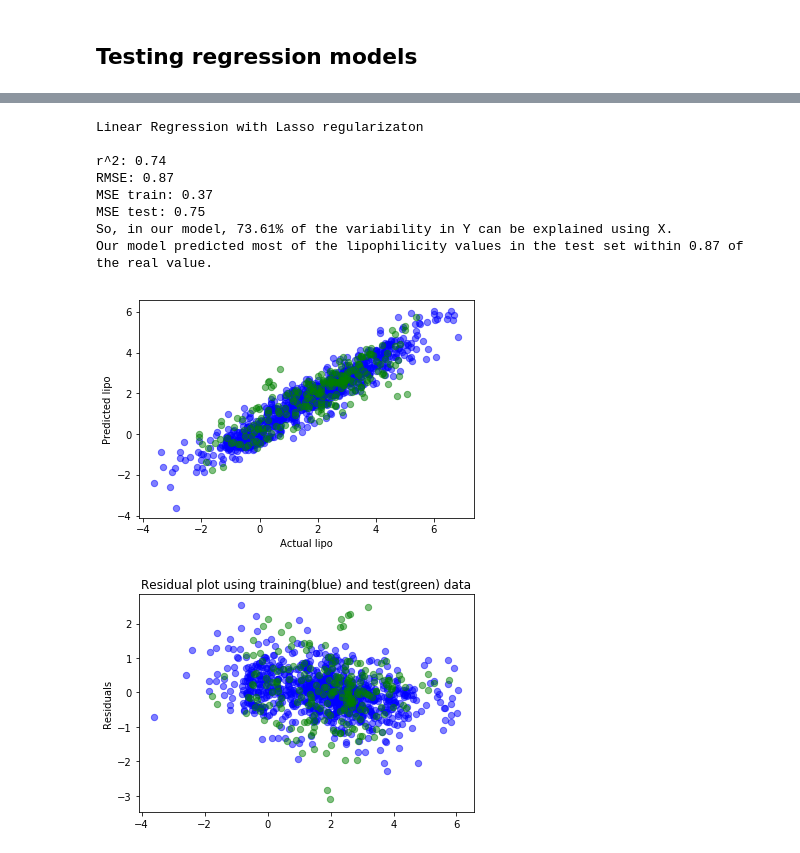
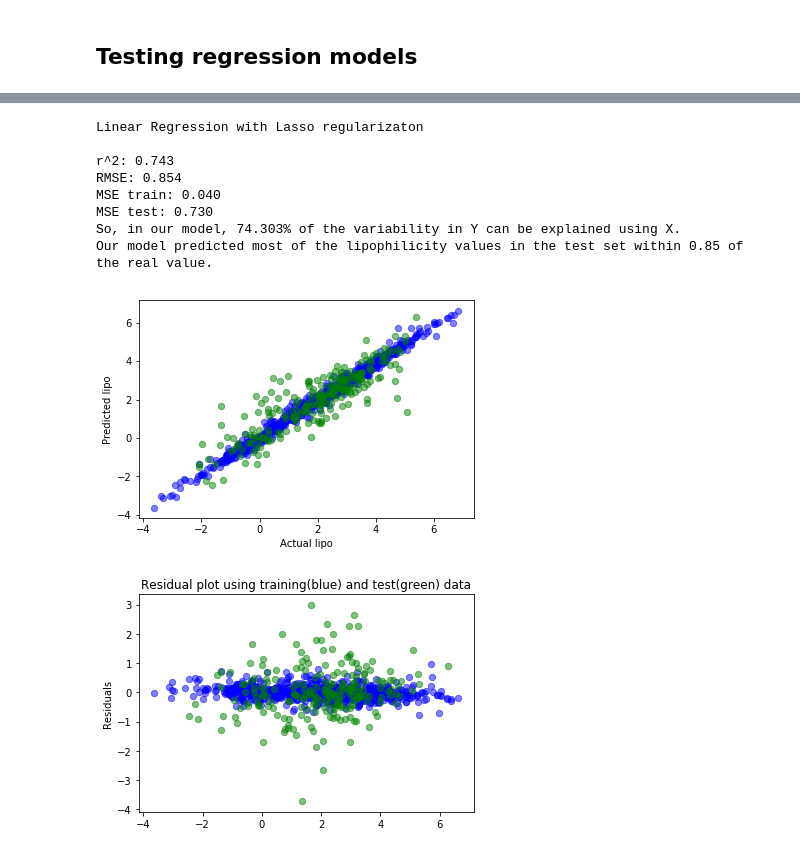
Before and after one commit to cfu288/ml-predict-lipohpillicity, a Jupyter notebook: main.ipynb, the cells around one changed output, grey strips where cells are left out. Cells and saved outputs as stored; diff of their text form; code cells hidden in the pictures.

```diff
--- a/main.ipynb
+++ b/main.ipynb
@@ -173,15 +208,14 @@ Ridge(alpha=1, copy_X=True, fit_intercept=True, max_iter=None, normalize=True,
 # %%
-from sklearn.linear_model import Lasso
-model = test_model(Lasso(alpha=.001,# constant that multiplies L1 term
+model = test_model(Lasso(alpha=.0001,# constant that multiplies L1 term
                          normalize=True), "Linear Regression with Lasso regularizaton")
 # %% [output]
 Linear Regression with Lasso regularizaton
 
-r^2: 0.74
-RMSE: 0.87
-MSE train: 0.37
-MSE test: 0.75
-So, in our model, 73.61% of the variability in Y can be explained using X.
-Our model predicted most of the lipophilicity values in the test set within 0.87 of the real value.
+r^2: 0.743
+RMSE: 0.854
+MSE train: 0.040
+MSE test: 0.730
+So, in our model, 74.303% of the variability in Y can be explained using X.
+Our model predicted most of the lipophilicity values in the test set within 0.85 of the real value.
-[figure, old version]
+[figure, new version]
-[figure, old version]
+[figure, new version]
```
Also changed, not shown: parts of 11 cells of this notebook.
